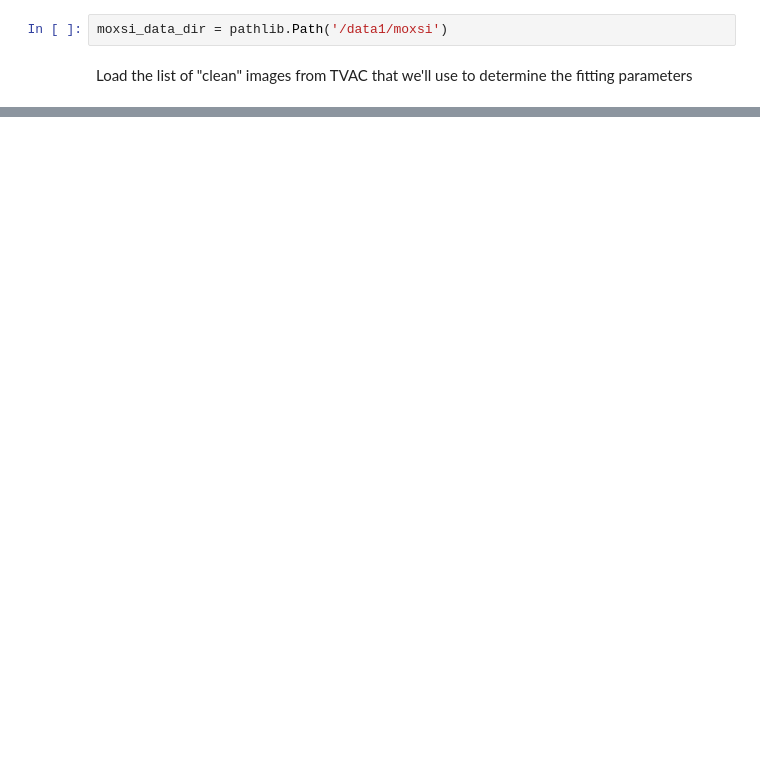
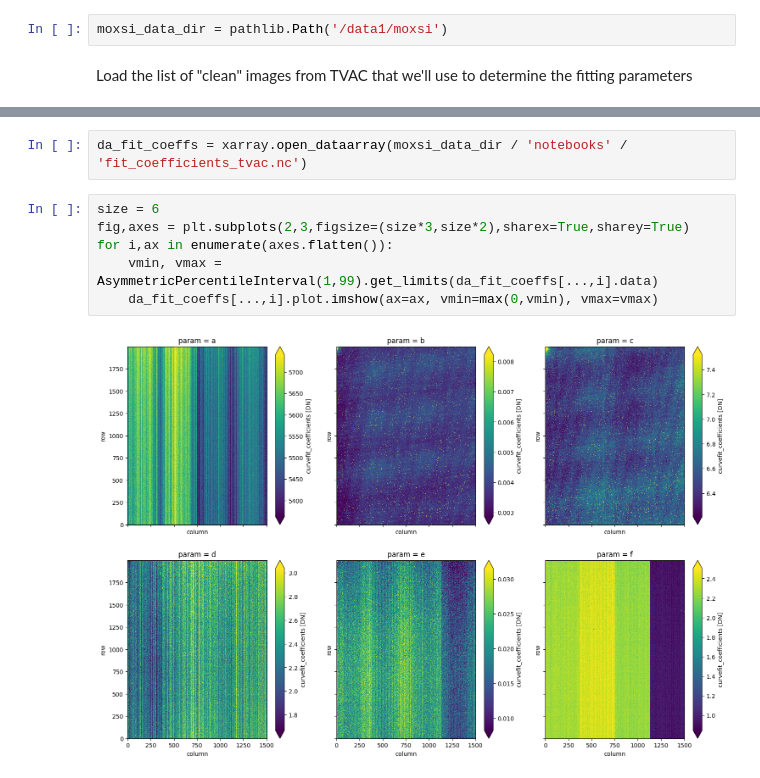
Before and after one commit to wtbarnes/moxsi-science-planning, a Jupyter notebook: pedestal/tvac-pedestal-fitting.ipynb, the cells around one changed output, grey strips where cells are left out. Cells and saved outputs as stored; diff of their text form; blank space fills up the shorter version.

Commit message:
current state of notebooks and scripts

```diff
--- a/pedestal/tvac-pedestal-fitting.ipynb
+++ b/pedestal/tvac-pedestal-fitting.ipynb
@@ -65,0 +60,10 @@ DN
+# %%
+da_fit_coeffs = xarray.open_dataarray(moxsi_data_dir / 'notebooks' / 'fit_coefficients_tvac.nc')
+# %%
+size = 6
+fig,axes = plt.subplots(2,3,figsize=(size*3,size*2),sharex=True,sharey=True)
+for i,ax in enumerate(axes.flatten()):
+    vmin, vmax = AsymmetricPercentileInterval(1,99).get_limits(da_fit_coeffs[...,i].data)
+    da_fit_coeffs[...,i].plot.imshow(ax=ax, vmin=max(0,vmin), vmax=vmax)
+# %% [output]
+[figure, added]
```
Also changed, not shown: parts of 22 cells of this notebook, 6 other files.
